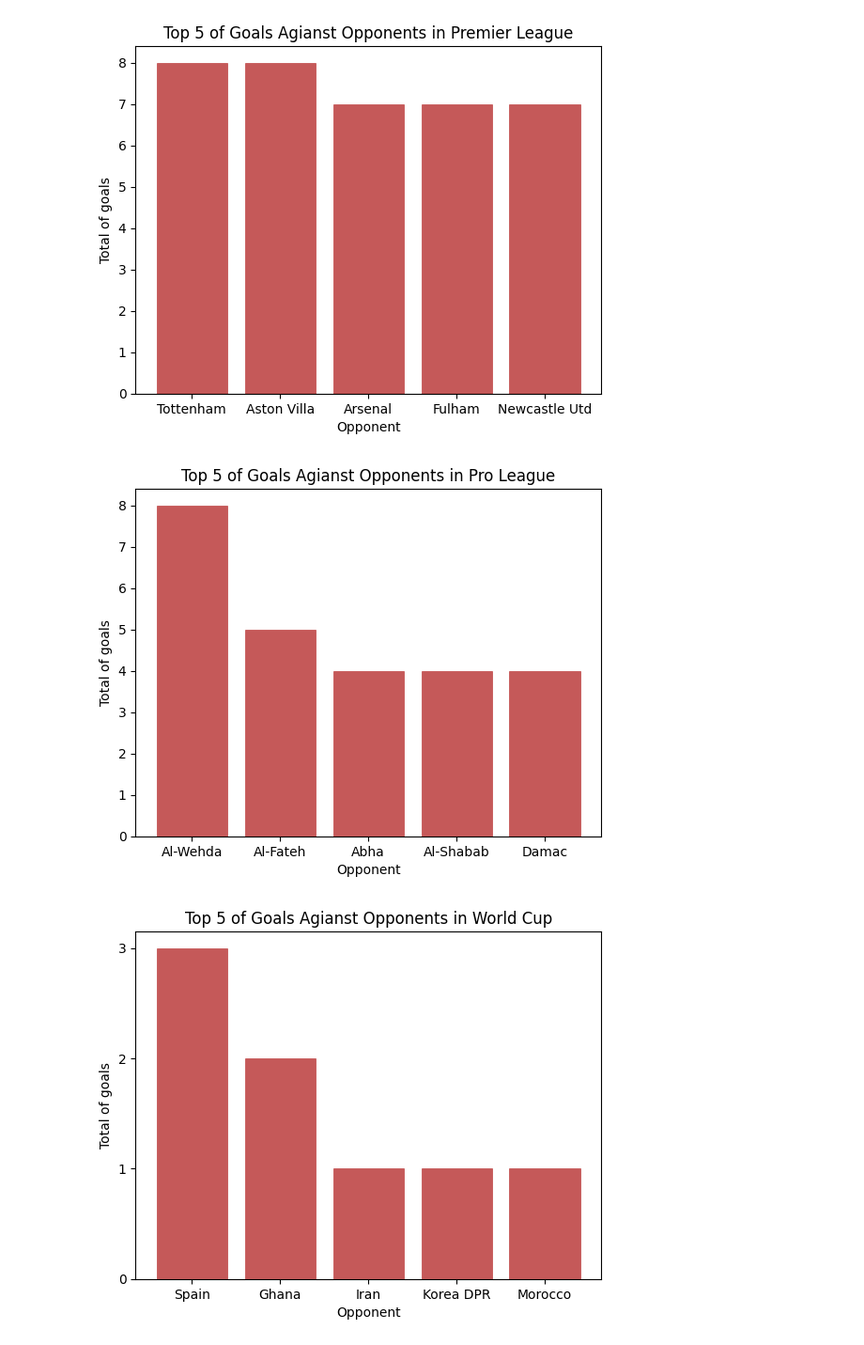
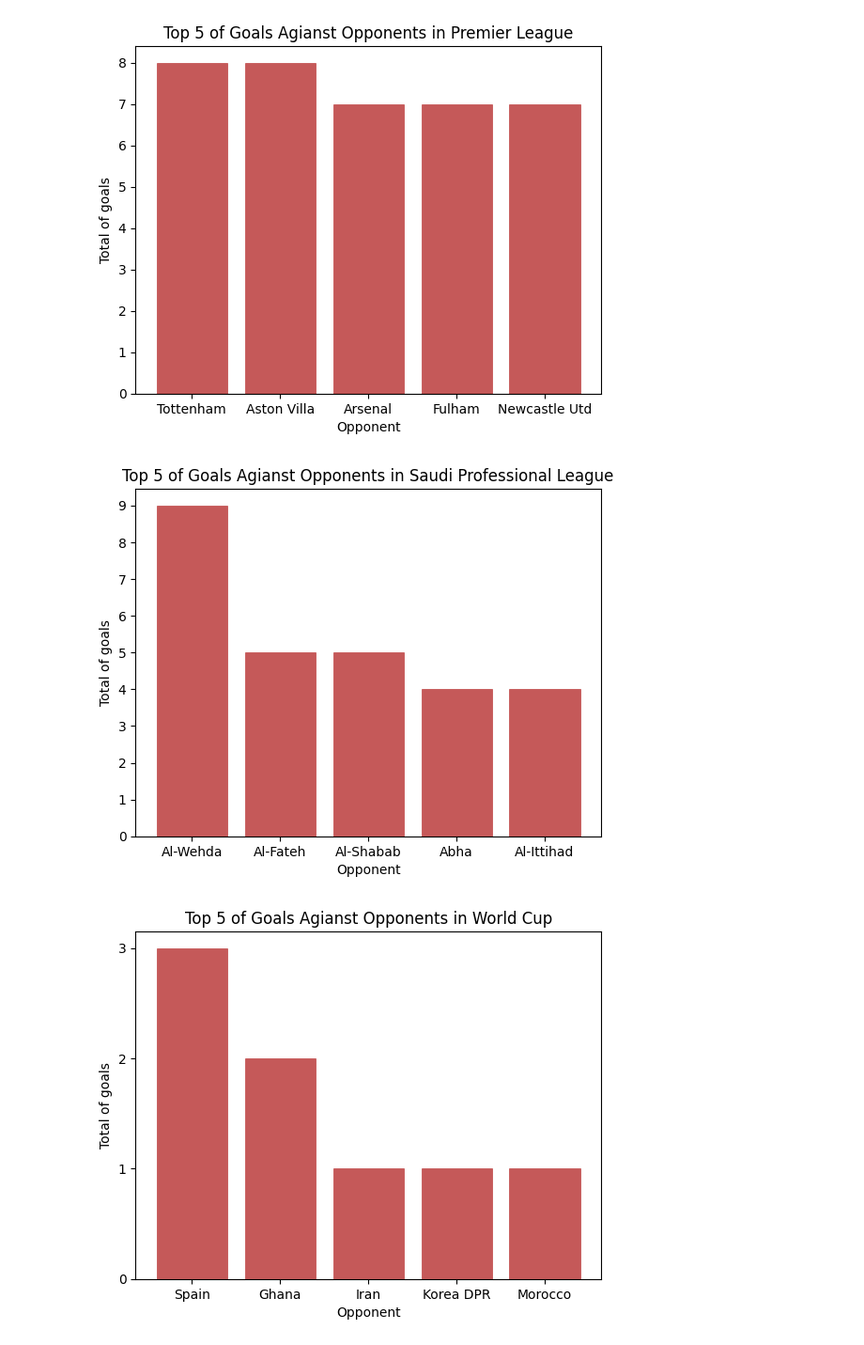
Before and after one commit to Bethcosima/RonaldoStats, a Jupyter notebook: ETL-EDA/EDA.ipynb, the cells around one changed output. Shown at 94% size. Saved outputs shown, nothing was run; the diff lists cells and outputs as text; code cells hidden in the pictures.

```diff
--- a/ETL-EDA/EDA.ipynb
+++ b/ETL-EDA/EDA.ipynb
@@ -27,0 +7,3 @@ df.head(4)
+# %%
+df = pd.read_parquet('D:\RonaldoStats\Data\Ronaldo_processed.parquet')
+df.head()
@@ -153,9 +142,9 @@ plot_goals_by_opponent(df, competition='Premier League')
 # %% [output]
 [figure]
 # %%
-plot_goals_by_opponent(df, competition='Pro League')
+plot_goals_by_opponent(df, competition='Saudi Professional League')
 # %% [output]
-[figure, old version]
+[figure, new version]
 # %%
 plot_goals_by_opponent(df, competition='World Cup')
 # %% [output]
```
Also changed, not shown: parts of 18 cells of this notebook, 3 other files.
